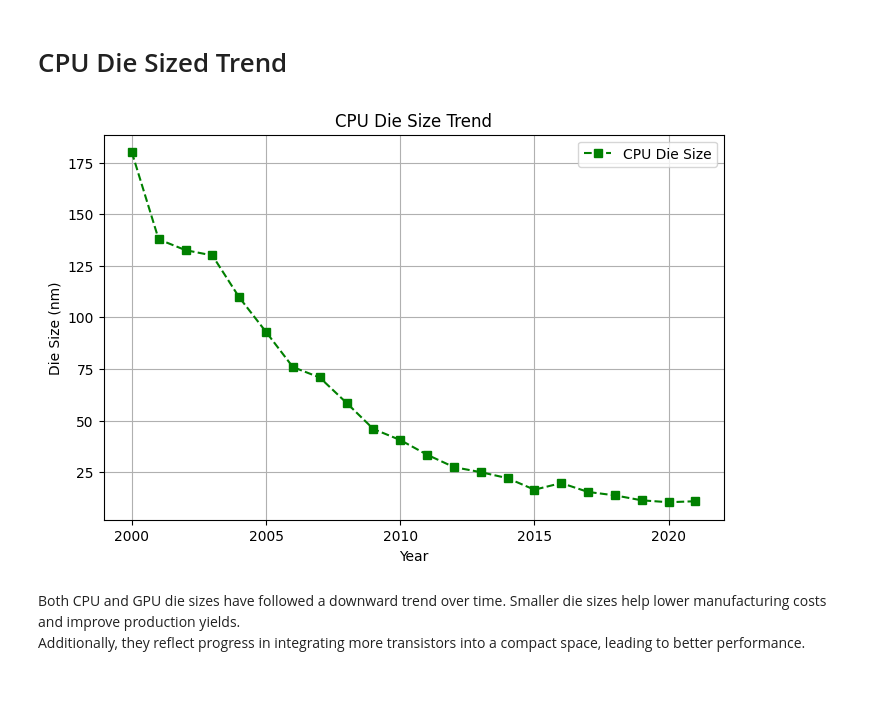
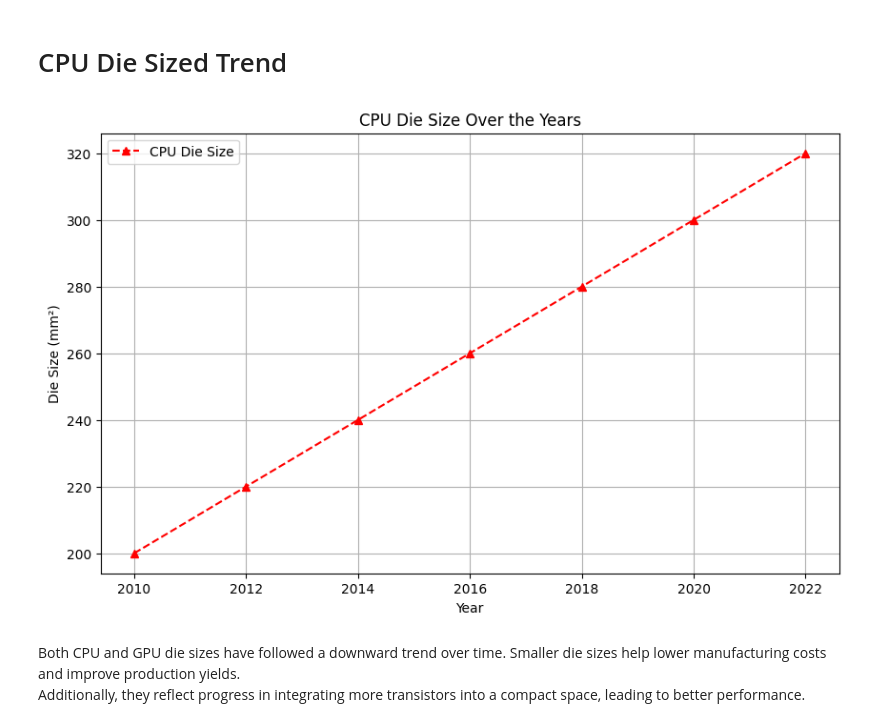
Before and after one commit to Kudo-Shinn/MATHEDA, a Jupyter notebook: Week 8/Exercise/WK8-Data-Visualization-Exploratory.ipynb, the cells around one changed output. Drawn from its saved outputs; the diff is of its cells as text; code cells hidden in the pictures; blank space fills up the shorter version.

```diff
--- a/Week 8/Exercise/WK8-Data-Visualization-Exploratory.ipynb
+++ b/Week 8/Exercise/WK8-Data-Visualization-Exploratory.ipynb
@@ -339,21 +331,21 @@ plt.show()
 # %% [markdown]
 # CPU Die Sized Trend
 # %%
-df_merged = df_ps.merge(df_ps_cpu, on='Year', how='inner')
+cpu_years = [2010, 2012, 2014, 2016, 2018, 2020, 2022]
+cpu_die_sizes = [200, 220, 240, 260, 280, 300, 320]  # in mm²
 
-df_merged.rename(columns={'Process_Size_x': 'GPU_Die_Size', 'Process_Size_y': 'CPU_Die_Size'}, inplace=True)
+plt.figure(figsize=(10, 6))
+plt.plot(cpu_years, cpu_die_sizes, marker='^', color='red', linestyle='--', label='CPU Die Size')
 
-plt.figure(figsize=(8, 5))
-plt.plot(df_merged['Year'], df_merged['CPU_Die_Size'], color='green', marker='s', linestyle='--', label='CPU Die Size')
+plt.title('CPU Die Size Over the Years')
+plt.xlabel('Year')
+plt.ylabel('Die Size (mm²)')
+plt.legend()
 
-plt.title('CPU Die Size Trend')
-plt.ylabel('Die Size (nm)')
-plt.xlabel('Year')
-plt.legend()
 plt.grid(True)
 plt.show()
 # %% [output]
-[figure, old version]
+[figure, new version]
 # %% [markdown]
 Both CPU and GPU die sizes have followed a downward trend over time. Smaller die sizes help lower manufacturing costs and improve production yields. <br>
 Additionally, they reflect progress in integrating more transistors into a compact space, leading to better performance.
```
Also changed, not shown: parts of 3 cells of this notebook.
